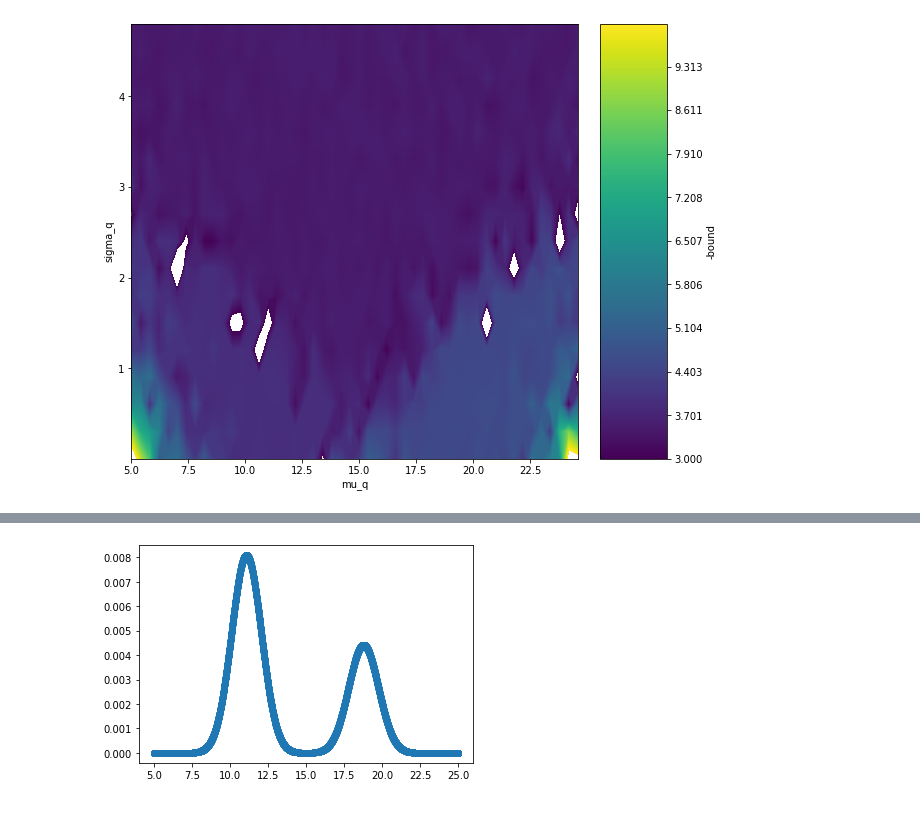
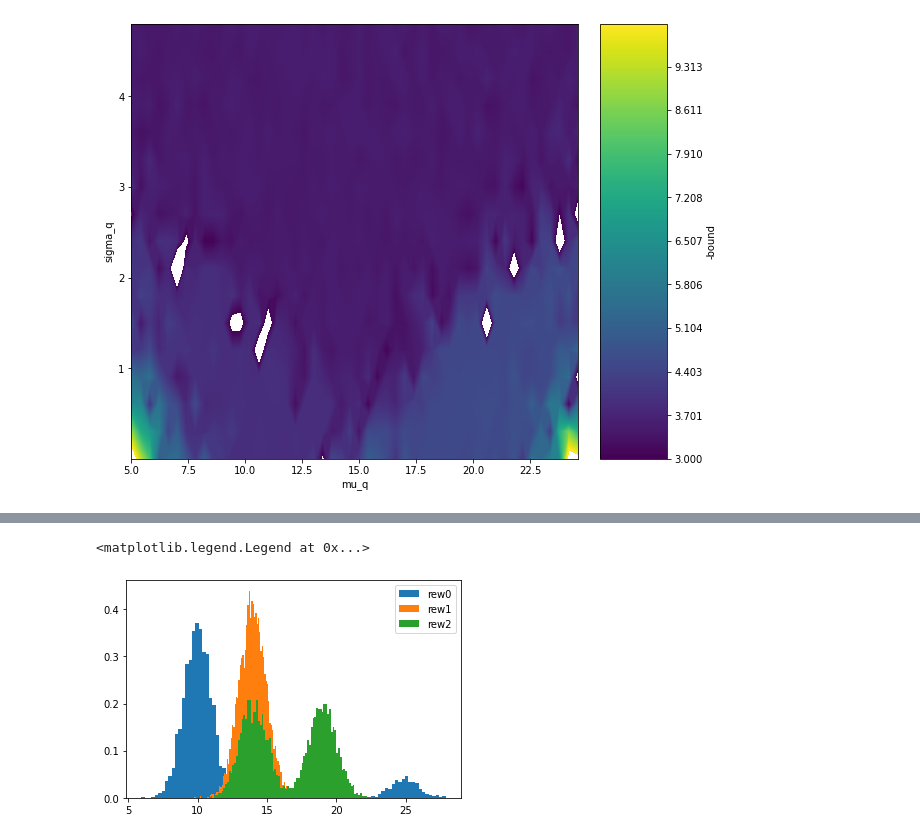
Before and after one commit to ucbtns/renyibounds, a Jupyter notebook: multi_armed_bandit/notebook/Contour_plot_bound.ipynb, the cells around one changed output, grey strips where cells are left out. Cells and saved outputs as stored; diff of their text form; code cells hidden in the pictures.

```diff
--- a/multi_armed_bandit/notebook/Contour_plot_bound.ipynb
+++ b/multi_armed_bandit/notebook/Contour_plot_bound.ipynb
@@ -98,8 +81,0 @@ fig = plt.scatter(samples, pos)
-# %%
-pso = np.load('../pso.npy')
-samples = np.load('../samples.npy')
-pso = list(pso)
-samples = list(samples)
-fig = plt.scatter(samples, pso)
-# %% [output]
-[figure, removed]
@@ -105,0 +86,13 @@ fig = plt.scatter(samples, pso)
+# %%
+rew0 = list(np.load('../rew_arm_0.npy'))
+rew1 = list(np.load('../rew_arm_1.npy'))
+rew2 = list(np.load('../rew_arm_2.npy'))
+
+fig = plt.hist(rew0,  density=True, alpha=1, bins=90, label='rew0')
+fig = plt.hist(rew1,  density=True, alpha=1, bins=90, label='rew1')
+fig = plt.hist(rew2,  density=True, alpha=1, bins=90, label='rew2')
+
+plt.legend(loc='upper right')
+# %% [output]
+<matplotlib.legend.Legend at 0x...>
+[figure, added]
```
Also changed, not shown: parts of 7 cells of this notebook, 1 other file.
